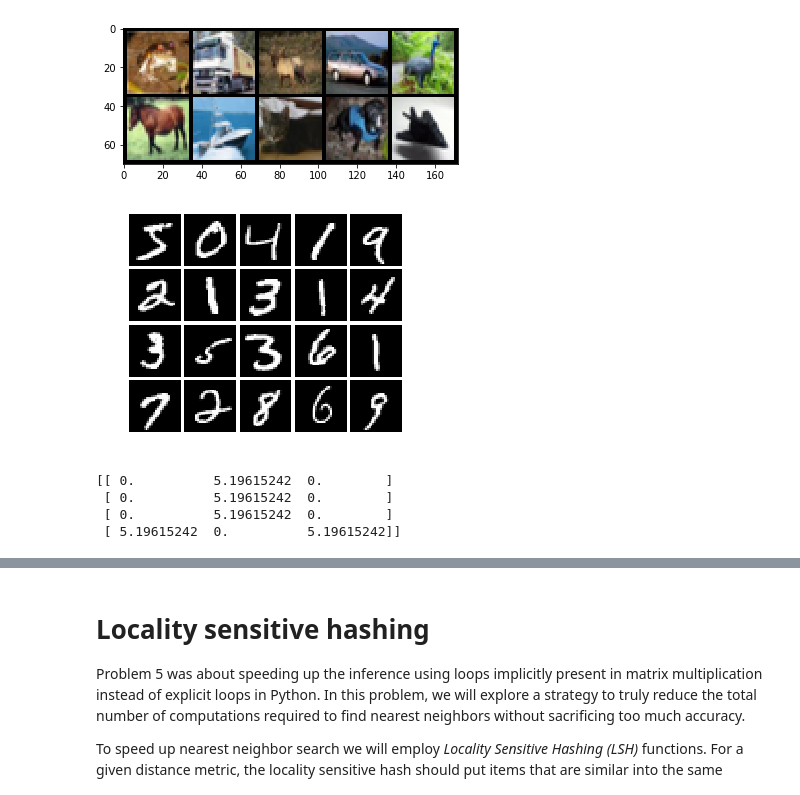
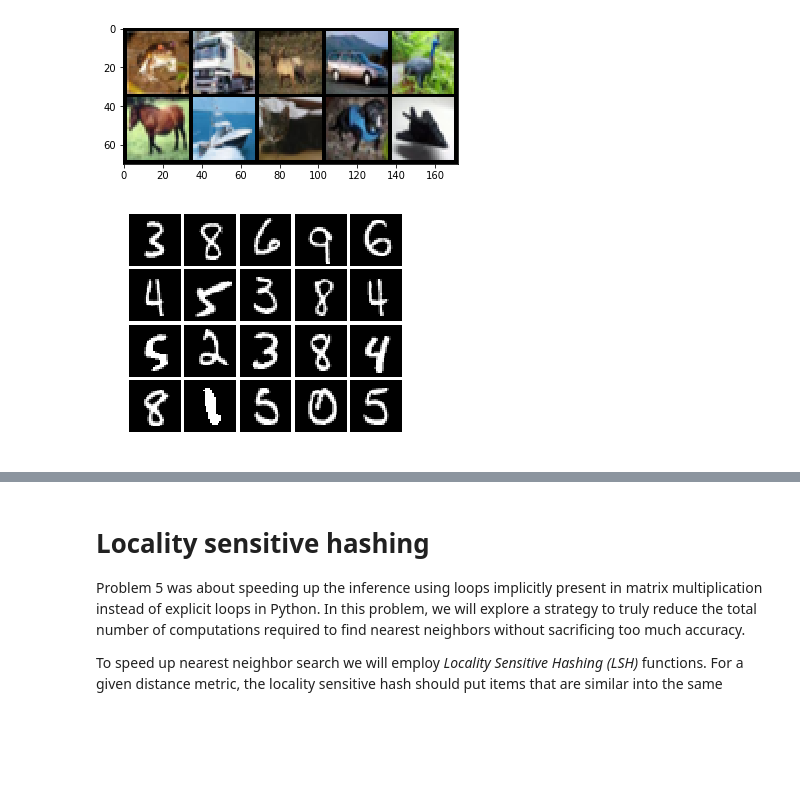
Before and after one commit to tysia2512/neural-networks, a Jupyter notebook: assignment1/Assignment1.ipynb, the cells around one changed output, grey strips where cells are left out. Drawn from its saved outputs; the diff is of its cells as text; code cells hidden in the pictures; blank space fills up the shorter version.

```diff
--- a/assignment1/Assignment1.ipynb
+++ b/assignment1/Assignment1.ipynb
@@ -508,15 +508,20 @@ Files already downloaded and verified
 # %%
 from common.plotting import plot_mat
 
 plot_mat(mnist_train_data_uint8[:20, None], cmap='gray')
+# print(mnist_train_labels_int64[:20])
+plot_mat(mnist_valid_data_uint8[:20, None], cmap='gray')
+# print(mnist_valid_labels_int64[:20])
 # %% [output]
-[figure, old version]
+[figure, new version]
 # %%
 from scipy.stats import mode
 def dist1(x, y):
-    return np.sqrt(np.square((x-y)).sum(axis=2).sum(axis=2))
+    return np.sqrt(np.square((x-y)).sum(axis=2))
 def dist(x, y):
     return dist1(x[:, np.newaxis], y)
+def dist2(a, b):
+    return np.sqrt((np.square(a[:,np.newaxis] - b).sum(axis=2)))
 
 # a = np.matrix(((1, 5), (2, 5)))
 # b = np.matrix(((0, 2), (1, 1)))
@@ -537,10 +542,14 @@ def KNN(train_X, train_Y, test_X, test_Y, ks, batch_size=100):
     for i in xrange(0, test_Y.shape[0], batch_size):
         batch_X = test_X[i:i + batch_size]
         batch_Y = test_Y[i:i + batch_size]
+#         print(batch_X[0])
         print("Examples %d:%d Computing distances... " %
               (i, i + batch_size), end='')
 
-        dists = dist(train_X, batch_X).T
+        dists = dist(train_X,  test_X).T
+        print(dists)
+        print(dist2(train_X,  test_X).T)
+
 
         print("Sorting... ", end='')
 #         print(dists[0])
@@ -568,11 +577,6 @@ def KNN(train_X, train_Y, test_X, test_Y, ks, batch_size=100):
     print(test_Y.shape)
     errs /= test_Y.shape
     return np.vstack((ks, errs))
-# %% [output]
-[[ 0.          5.19615242  0.        ]
- [ 0.          5.19615242  0.        ]
- [ 0.          5.19615242  0.        ]
- [ 5.19615242  0.          5.19615242]]
 # %%
 # Now find the best k on the validation set
 
```
Also changed, not shown: parts of 1 cell of this notebook, 1 other file.
